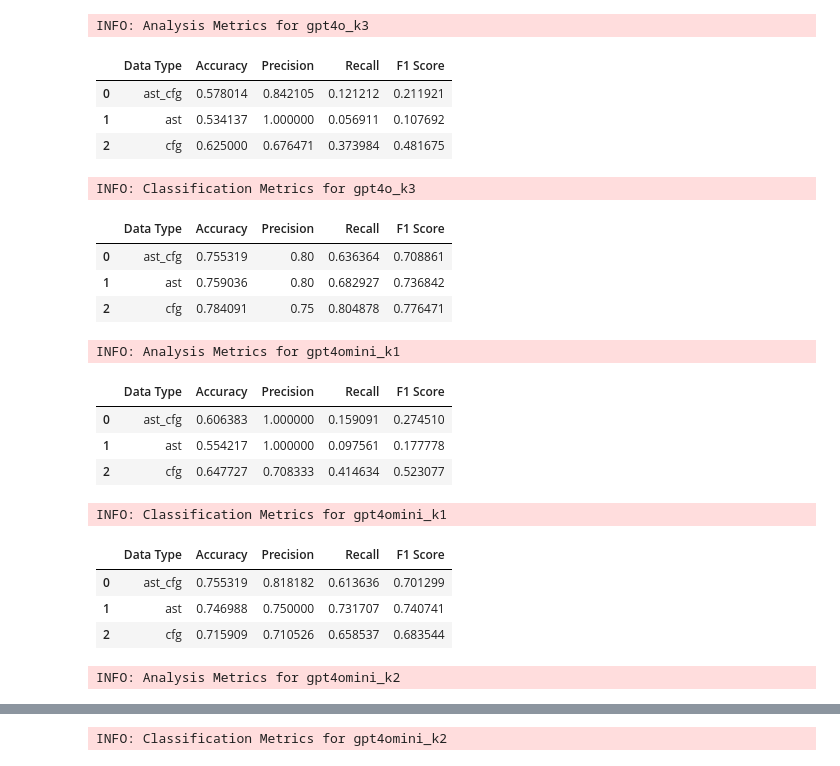
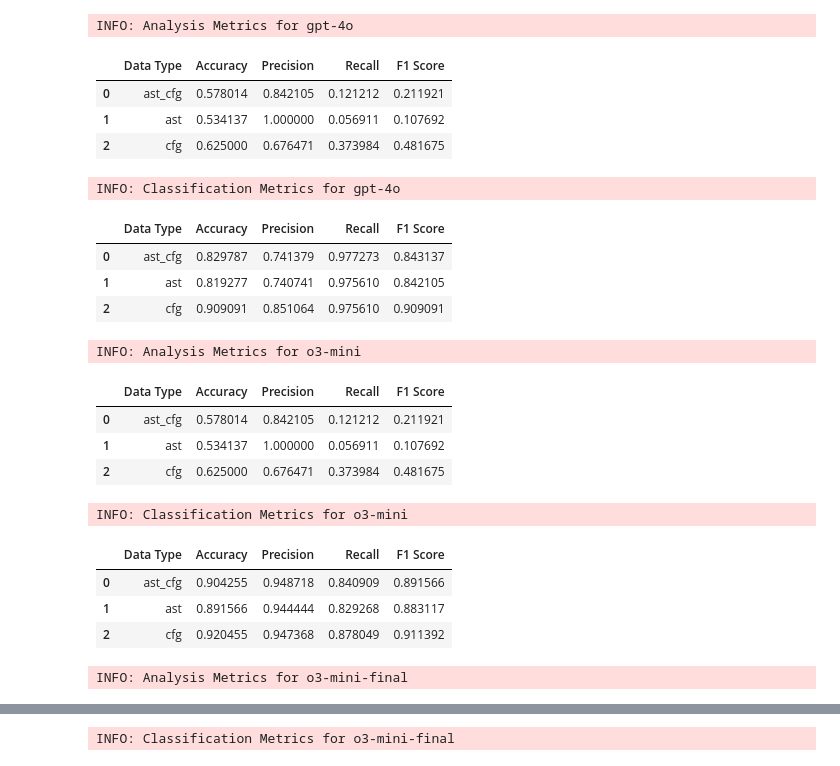
Before and after one commit to matteo-rizzo/explainable-rag, a Jupyter notebook: notebooks/rag-results.ipynb, the cells around one changed output, grey strips where cells are left out. Drawn from its saved outputs; the diff is of its cells as text; code cells hidden in the pictures.

```diff
--- a/notebooks/rag-results.ipynb
+++ b/notebooks/rag-results.ipynb
@@ -114,15 +122,13 @@ def compute_overall_metrics(results):
 # %%
 # List of Root Directories
-root_dirs = [
-    "../explanations/baseline_o3mini",
-    "../explanations/baseline_gpt4o"
-]
+baseline_folder = os.path.join(base_folder, "baseline")
+root_dirs = [os.path.join(baseline_folder, model_dir) for model_dir in os.listdir(baseline_folder)]
 
 # Process each root directory
 baseline_results = {}
 for root_dir in root_dirs:
     model_name = root_dir.split(os.sep)[-1]
-    print(f"\nModel: {model_name}")
+    print(f"\nMODEL: {model_name}")
 
     # Automatically detect categories as subdirectories
     categories = {subdir: os.path.join(root_dir, subdir) for subdir in os.listdir(root_dir) if
@@ -144,15 +150,15 @@ for root_dir in root_dirs:
     # Print per-directory results
     for category, metrics in results.items():
         print(f"{category.capitalize()} - "
-              f"Acc: {metrics['Accuracy']:.2%}, "
-              f"Prec: {metrics['Precision']:.2%}, "
+              f"Accuracy: {metrics['Accuracy']:.2%}, "
+              f"Precision: {metrics['Precision']:.2%}, "
               f"Recall: {metrics['Recall']:.2%}, "
               f"F1: {metrics['F1 Score']:.2%} "
-              f"({metrics['total']} files)")
+              f"({metrics['Total']} files)")
 
     print(f"Overall - "
-          f"Acc: {overall_metrics['Accuracy']:.2%}, "
-          f"Prec: {overall_metrics['Precision']:.2%}, "
+          f"Accuracy: {overall_metrics['Accuracy']:.2%}, "
+          f"Precision: {overall_metrics['Precision']:.2%}, "
           f"Recall: {overall_metrics['Recall']:.2%}, "
           f"F1: {overall_metrics['F1 Score']:.2%}")
 # %% [output]
@@ -259,32 +289,12 @@ def evaluate(base_dir):
 # %%
-# Example data
-base_directories = [
-    "../explanations/gpt4o_k3",
-    "../explanations/gpt4omini_k1",
-    "../explanations/gpt4omini_k2",
-    "../explanations/gpt4omini_k3",
-    "../explanations/gpt4omini_k4",
-    "../explanations/gpt4omini_k5",
-    "../explanations/gpt4omini_k7",
-    "../explanations/o3mini_k3",
-    "../explanations/o1mini_k3"
-]
+results_folder = os.path.join(base_folder, "models_comparison")
+base_directories = [os.path.join(results_folder, model_folder) for model_folder in os.listdir(results_folder)]
 
-data_types = ["ast_cfg", "ast", "cfg"]
-columns = ["Data Type", "Accuracy", "Precision", "Recall", "F1 Score"]
+results_folder = os.path.join(base_folder, "k_analysis")
+base_directories += [os.path.join(results_folder, model_folder) for model_folder in os.listdir(results_folder)]
 
-
-def process_results(base_directory):
-    """Evaluate and extract analysis and classification metrics."""
-    results = evaluate(base_directory)
-    analysis_metrics, classification_metrics = results
-
-    # Handle None values by replacing with NaN
-    analysis_metrics = analysis_metrics if analysis_metrics else (np.nan, np.nan, np.nan, np.nan)
-    classification_metrics = classification_metrics if classification_metrics else (np.nan, np.nan, np.nan, np.nan)
-
-    return analysis_metrics, classification_metrics
-
+results_folder = os.path.join(base_folder, "multirun_analysis")
+base_directories += [os.path.join(results_folder, model_folder) for model_folder in os.listdir(results_folder)]
 
 # Dictionary to hold classification DataFrames for each model
 classification_results = {}
@@ -297,47 +307,47 @@ for base_directory in base_directories:
     for dt in data_types:
         data_dir = os.path.join(base_directory, dt)
         analysis_metrics, classification_metrics = process_results(data_dir)
 
         analysis_data.append([dt] + list(analysis_metrics))
         classification_data.append([dt] + list(classification_metrics))
 
     # Create DataFrames for Analysis and Classification
     analysis_df = pd.DataFrame(analysis_data, columns=columns)
     classification_df = pd.DataFrame(classification_data, columns=columns)
 
     # Extract just the folder name from the path to use as a key
     model_name = base_directory.split(os.sep)[-1]
 
     # Store DataFrames in dictionaries
     analysis_results[model_name] = analysis_df
     classification_results[model_name] = classification_df
 
     # Display tables (optional)
     logger.info(f"Analysis Metrics for {model_name}")
     display(analysis_df)
 
     logger.info(f"Classification Metrics for {model_name}")
     display(classification_df)
 # %% [output]
-INFO: Analysis Metrics for gpt4o_k3
+INFO: Analysis Metrics for gpt-4o
 |  | Data Type | Accuracy | Precision | Recall | F1 Score |
 | 0 | ast_cfg | 0.578014 | 0.842105 | 0.121212 | 0.211921 |
 | 1 | ast | 0.534137 | 1.000000 | 0.056911 | 0.107692 |
 | 2 | cfg | 0.625000 | 0.676471 | 0.373984 | 0.481675 |
-INFO: Classification Metrics for gpt4o_k3
+INFO: Classification Metrics for gpt-4o
 |  | Data Type | Accuracy | Precision | Recall | F1 Score |
-| 0 | ast_cfg | 0.755319 | 0.80 | 0.636364 | 0.708861 |
-| 1 | ast | 0.759036 | 0.80 | 0.682927 | 0.736842 |
-| 2 | cfg | 0.784091 | 0.75 | 0.804878 | 0.776471 |
+| 0 | ast_cfg | 0.829787 | 0.741379 | 0.977273 | 0.843137 |
+| 1 | ast | 0.819277 | 0.740741 | 0.975610 | 0.842105 |
+| 2 | cfg | 0.909091 | 0.851064 | 0.975610 | 0.909091 |
-INFO: Analysis Metrics for gpt4omini_k1
+INFO: Analysis Metrics for o3-mini
 |  | Data Type | Accuracy | Precision | Recall | F1 Score |
-| 0 | ast_cfg | 0.606383 | 1.000000 | 0.159091 | 0.274510 |
-| 1 | ast | 0.554217 | 1.000000 | 0.097561 | 0.177778 |
-| 2 | cfg | 0.647727 | 0.708333 | 0.414634 | 0.523077 |
+| 0 | ast_cfg | 0.578014 | 0.842105 | 0.121212 | 0.211921 |
+| 1 | ast | 0.534137 | 1.000000 | 0.056911 | 0.107692 |
+| 2 | cfg | 0.625000 | 0.676471 | 0.373984 | 0.481675 |
-INFO: Classification Metrics for gpt4omini_k1
+INFO: Classification Metrics for o3-mini
 |  | Data Type | Accuracy | Precision | Recall | F1 Score |
-| 0 | ast_cfg | 0.755319 | 0.818182 | 0.613636 | 0.701299 |
-| 1 | ast | 0.746988 | 0.750000 | 0.731707 | 0.740741 |
-| 2 | cfg | 0.715909 | 0.710526 | 0.658537 | 0.683544 |
+| 0 | ast_cfg | 0.904255 | 0.948718 | 0.840909 | 0.891566 |
+| 1 | ast | 0.891566 | 0.944444 | 0.829268 | 0.883117 |
+| 2 | cfg | 0.920455 | 0.947368 | 0.878049 | 0.911392 |
-INFO: Analysis Metrics for gpt4omini_k2
+INFO: Analysis Metrics for o3-mini-final
 |  | Data Type | Accuracy | Precision | Recall | F1 Score |
@@ -347,2 +357,2 @@ INFO: Analysis Metrics for gpt4omini_k2
-INFO: Classification Metrics for gpt4omini_k2
+INFO: Classification Metrics for o3-mini-final
 |  | Data Type | Accuracy | Precision | Recall | F1 Score |
```
Also changed, not shown: parts of 14 cells of this notebook, 4 other files.
